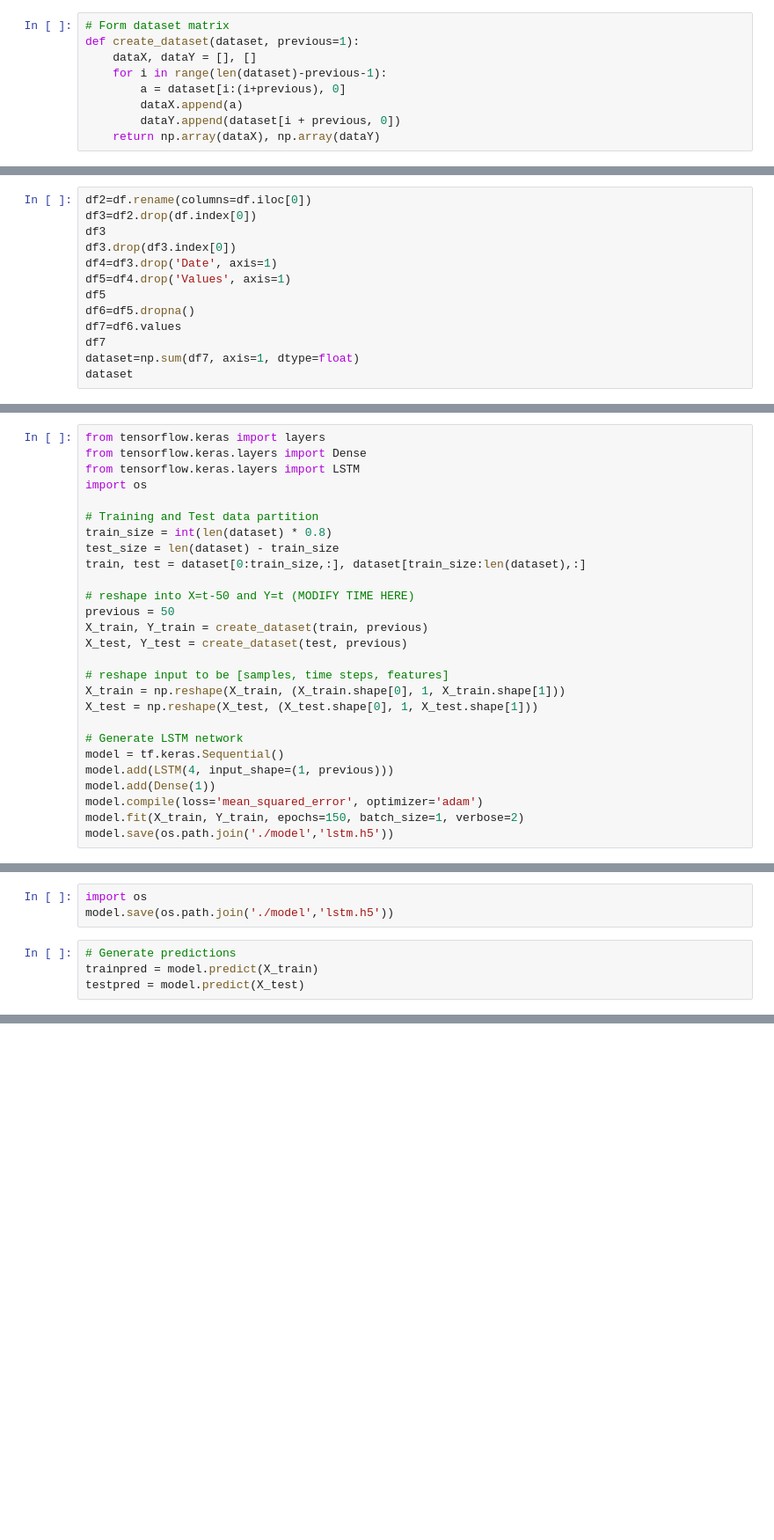
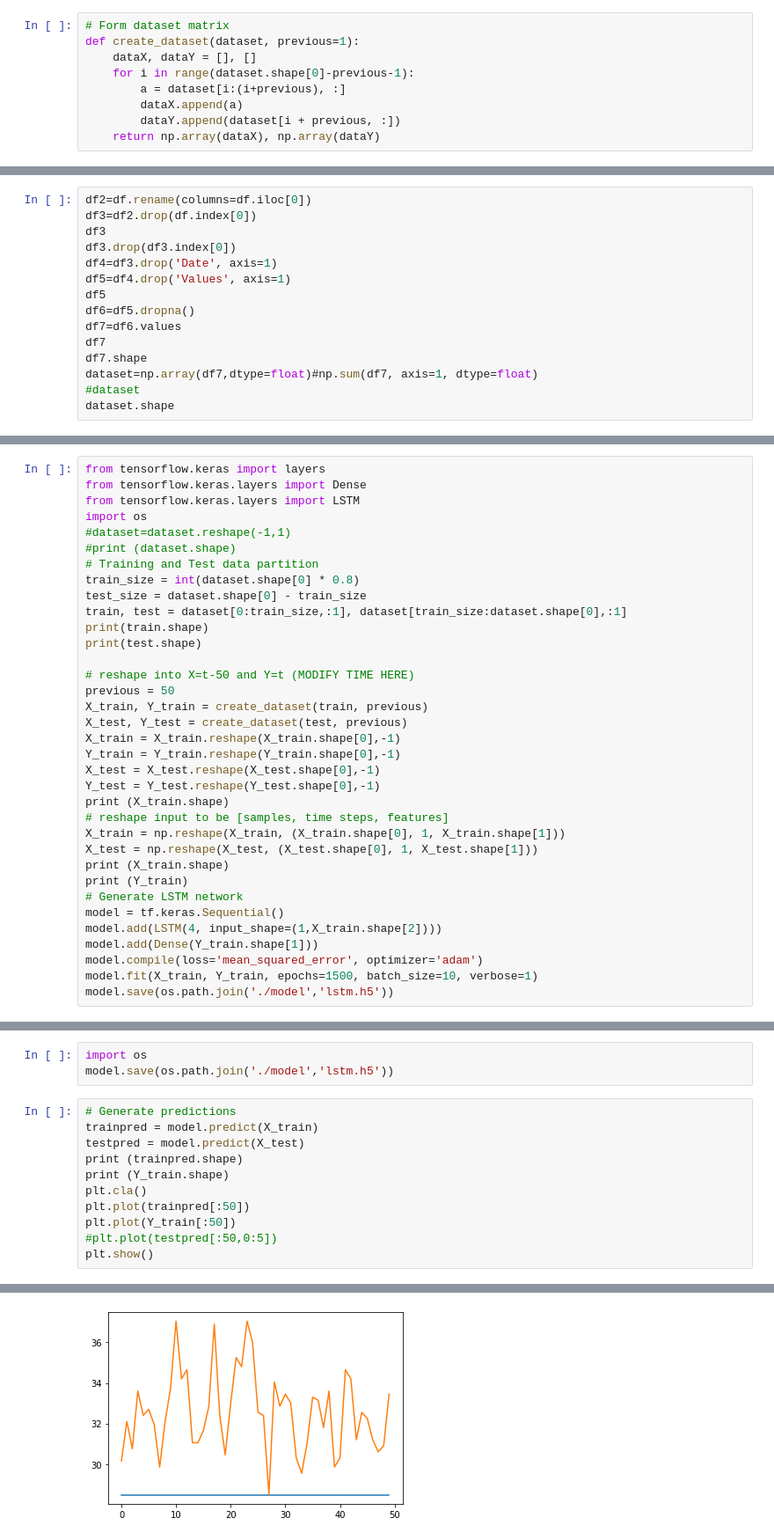
Before and after one commit to GowraRohith/electricity-consumption-neural, a Jupyter notebook: electricity lstm.ipynb, the cells around one changed output, grey strips where cells are left out. Shown at 88% size. Saved outputs shown, nothing was run; the diff lists cells and outputs as text; blank space fills up the shorter version.

```diff
--- a/electricity lstm.ipynb
+++ b/electricity lstm.ipynb
@@ -18,10 +18,10 @@ from statsmodels.tsa.stattools import adfuller
 # Form dataset matrix
 def create_dataset(dataset, previous=1):
 	dataX, dataY = [], []
-	for i in range(len(dataset)-previous-1):
-		a = dataset[i:(i+previous), 0]
+	for i in range(dataset.shape[0]-previous-1):
+		a = dataset[i:(i+previous), :]
 		dataX.append(a)
-		dataY.append(dataset[i + previous, 0])
+		dataY.append(dataset[i + previous, :])
 	return np.array(dataX), np.array(dataY)
 # %%
 # fix random seed for reproducibility
@@ -55,6 +55,8 @@ df5
 df6=df5.dropna()
 df7=df6.values
 df7
-dataset=np.sum(df7, axis=1, dtype=float)
-dataset
+df7.shape
+dataset=np.array(df7,dtype=float)#np.sum(df7, axis=1, dtype=float)
+#dataset
+dataset.shape
 # %% [output]
@@ -190,26 +90,34 @@ from tensorflow.keras import layers
 from tensorflow.keras.layers import Dense
 from tensorflow.keras.layers import LSTM
 import os
-
+#dataset=dataset.reshape(-1,1)
+#print (dataset.shape)
 # Training and Test data partition
-train_size = int(len(dataset) * 0.8)
-test_size = len(dataset) - train_size
-train, test = dataset[0:train_size,:], dataset[train_size:len(dataset),:]
+train_size = int(dataset.shape[0] * 0.8)
+test_size = dataset.shape[0] - train_size
+train, test = dataset[0:train_size,:1], dataset[train_size:dataset.shape[0],:1]
+print(train.shape)
+print(test.shape)
 
 # reshape into X=t-50 and Y=t (MODIFY TIME HERE)
 previous = 50
 X_train, Y_train = create_dataset(train, previous)
 X_test, Y_test = create_dataset(test, previous)
-
+X_train = X_train.reshape(X_train.shape[0],-1)
+Y_train = Y_train.reshape(Y_train.shape[0],-1)
+X_test = X_test.reshape(X_test.shape[0],-1)
+Y_test = Y_test.reshape(Y_test.shape[0],-1)
+print (X_train.shape)
 # reshape input to be [samples, time steps, features]
 X_train = np.reshape(X_train, (X_train.shape[0], 1, X_train.shape[1]))
 X_test = np.reshape(X_test, (X_test.shape[0], 1, X_test.shape[1]))
-
+print (X_train.shape)
+print (Y_train)
 # Generate LSTM network
 model = tf.keras.Sequential()
-model.add(LSTM(4, input_shape=(1, previous)))
-model.add(Dense(1))
+model.add(LSTM(4, input_shape=(1,X_train.shape[2])))
+model.add(Dense(Y_train.shape[1]))
 model.compile(loss='mean_squared_error', optimizer='adam')
-model.fit(X_train, Y_train, epochs=150, batch_size=1, verbose=2)
+model.fit(X_train, Y_train, epochs=1500, batch_size=10, verbose=1)
 model.save(os.path.join('./model','lstm.h5'))
 # %% [output]
@@ -238,3 +145,11 @@ model.save(os.path.join('./model','lstm.h5'))
 # Generate predictions
 trainpred = model.predict(X_train)
 testpred = model.predict(X_test)
+print (trainpred.shape)
+print (Y_train.shape)
+plt.cla()
+plt.plot(trainpred[:50])
+plt.plot(Y_train[:50])
+#plt.plot(testpred[:50,0:5])
+plt.show()
+# %% [output]
@@ -241,3 +158,4 @@ testpred = model.predict(X_test)
+[figure, added]
 # %%
 # Convert predictions back to normal values
 trainpred = scaler.inverse_transform(trainpred)
```
Also changed, not shown: parts of 13 cells of this notebook, 54 other files.
